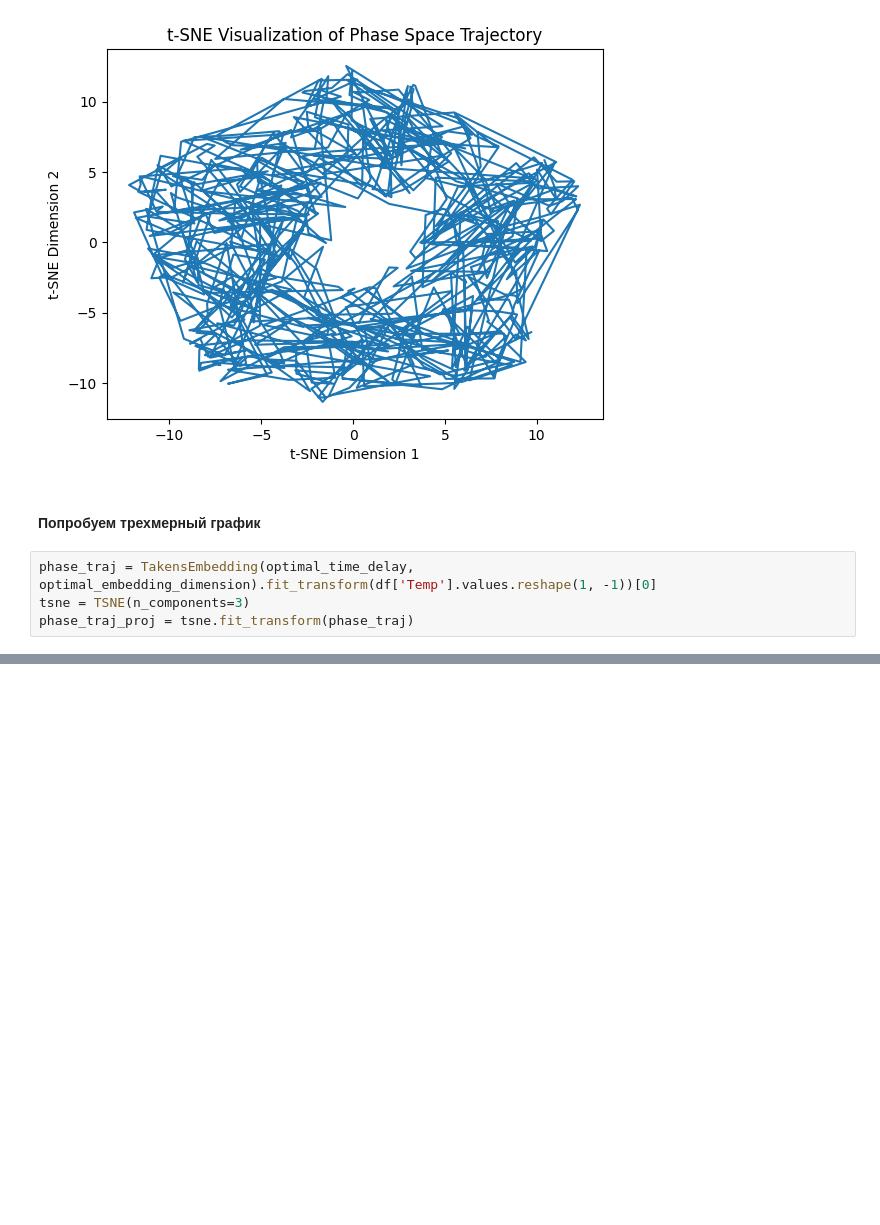
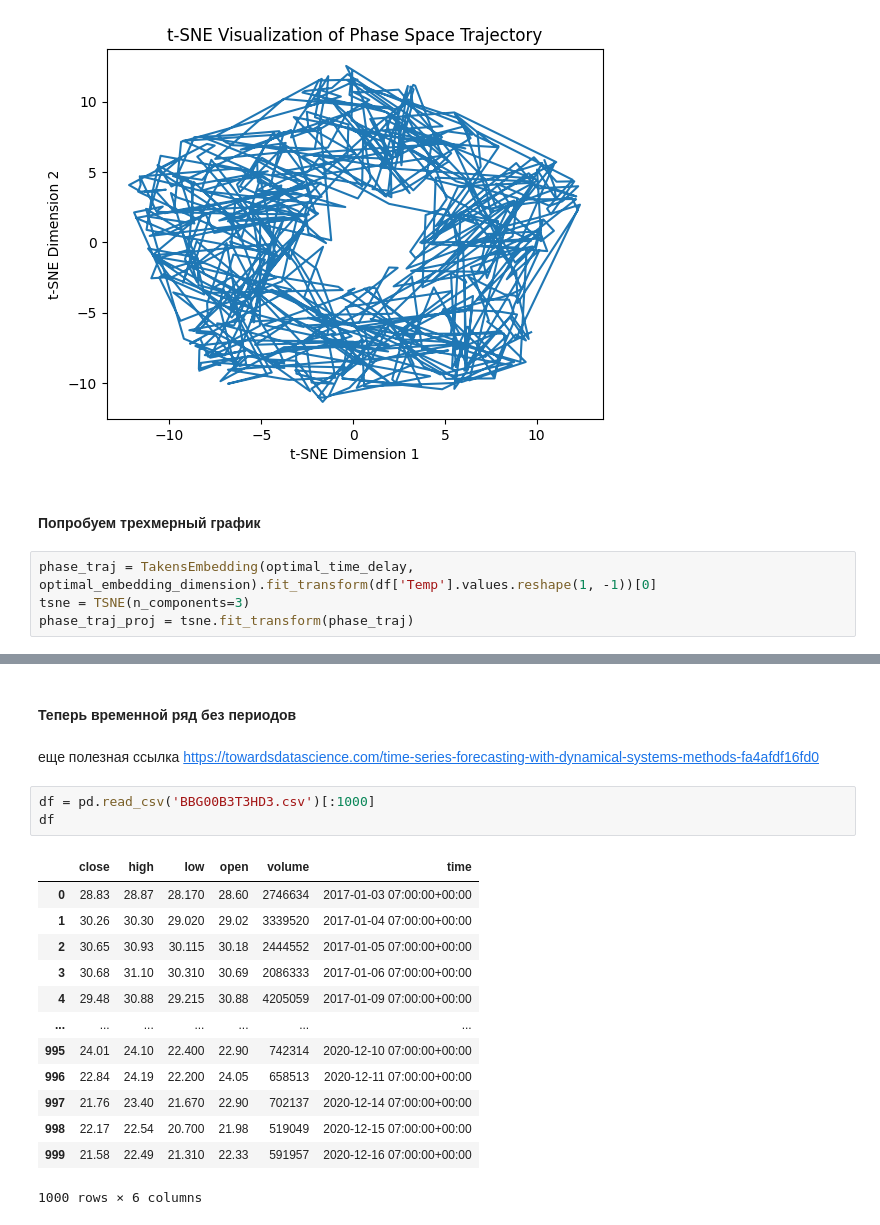
Before and after one commit to Anthony-Cov/MatObes, a Jupyter notebook: Gorshkov/лр1.ipynb, the cells around one changed output, grey strips where cells are left out. Cells and saved outputs as stored; diff of their text form; blank space fills up the shorter version.

```diff
--- a/Gorshkov/лр1.ipynb
+++ b/Gorshkov/лр1.ipynb
@@ -166,3 +166,25 @@ fig = plotly.express.line_3d(pd.DataFrame(phase_traj_proj, columns=['x', 'y', 'z
 fig.show()
 # %% [output]
 [interactive output not drawn]
+# %% [markdown]
+#### Теперь временной ряд без периодов
+# %% [markdown]
+еще полезная ссылка
+https://towardsdatascience.com/time-series-forecasting-with-dynamical-systems-methods-fa4afdf16fd0
+# %%
+df = pd.read_csv('BBG00B3T3HD3.csv')[:1000]
+df
+# %% [output]
+|  | close | high | low | open | volume | time |
+| 0 | 28.83 | 28.87 | 28.170 | 28.60 | 2746634 | 2017-01-03 07:00:00+00:00 |
+| 1 | 30.26 | 30.30 | 29.020 | 29.02 | 3339520 | 2017-01-04 07:00:00+00:00 |
+| 2 | 30.65 | 30.93 | 30.115 | 30.18 | 2444552 | 2017-01-05 07:00:00+00:00 |
+| 3 | 30.68 | 31.10 | 30.310 | 30.69 | 2086333 | 2017-01-06 07:00:00+00:00 |
+| 4 | 29.48 | 30.88 | 29.215 | 30.88 | 4205059 | 2017-01-09 07:00:00+00:00 |
+| ... | ... | ... | ... | ... | ... | ... |
+| 995 | 24.01 | 24.10 | 22.400 | 22.90 | 742314 | 2020-12-10 07:00:00+00:00 |
+| 996 | 22.84 | 24.19 | 22.200 | 24.05 | 658513 | 2020-12-11 07:00:00+00:00 |
+| 997 | 21.76 | 23.40 | 21.670 | 22.90 | 702137 | 2020-12-14 07:00:00+00:00 |
+| 998 | 22.17 | 22.54 | 20.700 | 21.98 | 519049 | 2020-12-15 07:00:00+00:00 |
+| 999 | 21.58 | 22.49 | 21.310 | 22.33 | 591957 | 2020-12-16 07:00:00+00:00 |
+1000 rows × 6 columns
```
Also changed, not shown: parts of 5 cells of this notebook, 1 other file.
